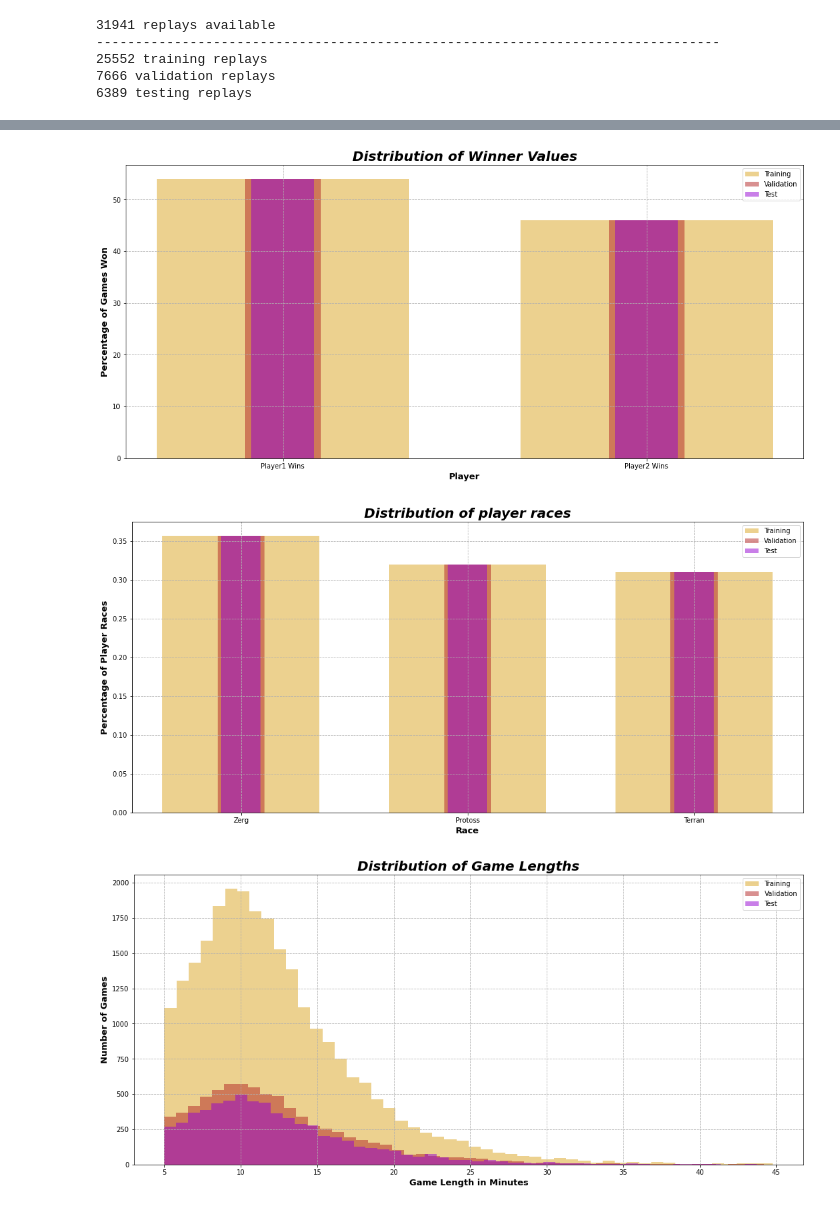
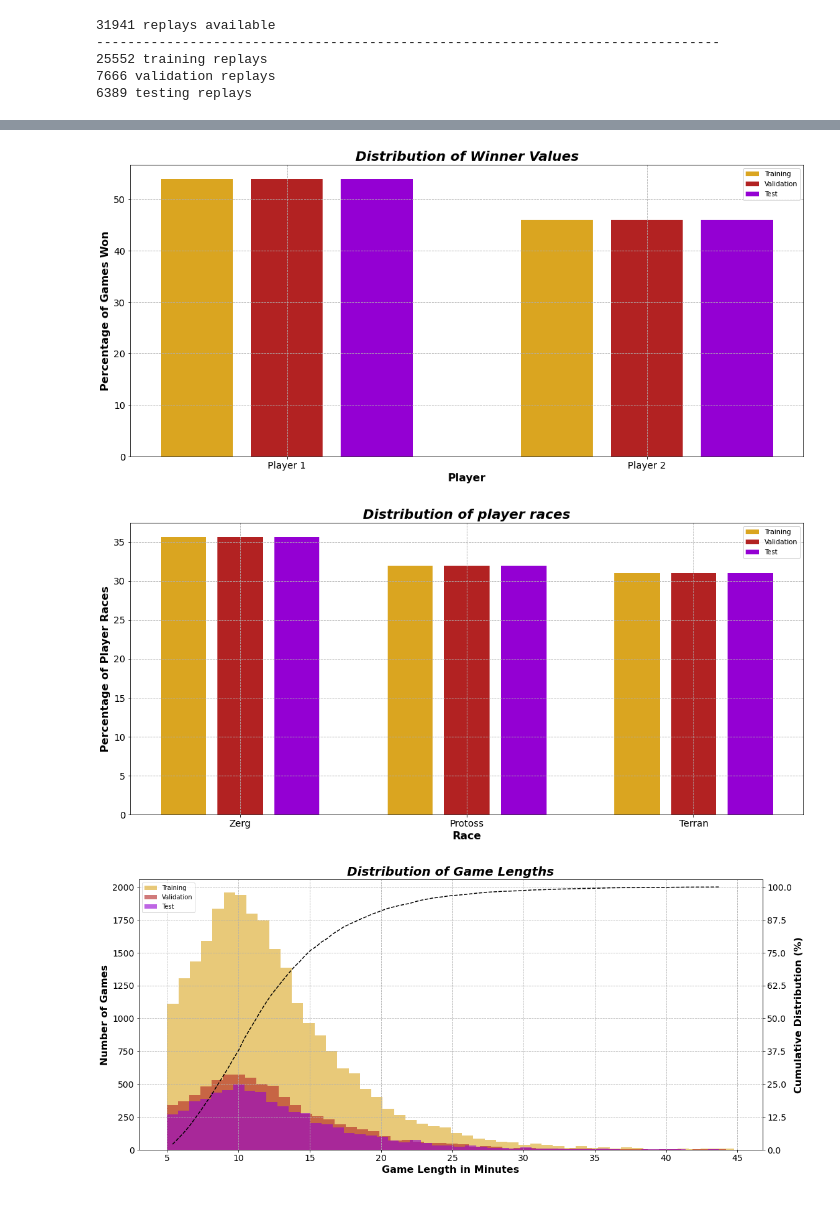
Before and after one commit to jared-a-lloyd/sc2-modeling, a Jupyter notebook: Notebook 3 - Event Data Analysis and Modeling.ipynb, the cells around one changed output, grey strips where cells are left out. Cells and saved outputs as stored; diff of their text form; code cells hidden in the pictures.

```diff
--- a/Notebook 3 - Event Data Analysis and Modeling.ipynb
+++ b/Notebook 3 - Event Data Analysis and Modeling.ipynb
@@ -1180,7 +1287,7 @@ The shape of validation_df is (1142815, 525)
 The shape of test_df is (955057, 500)
 # %%
 # plot the distribution of winner values for the three data sets
-plt.figure()
+fig, ax = plt.subplots()
 
 # set up lables for the graph
 labels = ['Training', 'Validation', 'Test']
@@ -1191,6 +1298,9 @@ list_of_filehash_lists = [
     validation_filehash_list,
     test_filehash_list
 ]
+
+# for offsetting the x-axis ticks
+width = 0.25
 
 for i, filehashes in enumerate(list_of_filehash_lists):
     # create a mask for the filehashes
@@ -1206,24 +1316,26 @@ for i, filehashes in enumerate(list_of_filehash_lists):
     # plot the distribution of the training data
     # make the bar width proportional to the number of filehashes
     plt.bar(
-        ['Player1 Wins', 'Player2 Wins'],
+        winners.index - width + (i*width),
         height=winners,
         color=list(COLOR_DICT.values())[i],
-        alpha=0.5,
         label=labels[i],
-        width=len(filehashes)/spawningtool_df.shape[0]
+        width=width - 0.05
     )
 
+ax.set_xticks(winners.index, ['Player 1', 'Player 2'])
 plt.legend()
 plt.title('Distribution of Winner Values', style='italic')
 plt.xlabel('Player')
 plt.ylabel('Percentage of Games Won')
 plt.show()
 # %% [output]
-[figure, old version]
+[figure, new version]
 # %%
 # plot the distribution of races for each dataset
-plt.figure()
+fig, ax = plt.subplots()
+
+x = np.arange(3)
 
 for i, filehashes in enumerate(list_of_filehash_lists):
     # create a mask for the filehashes
@@ -1241,48 +1353,83 @@ for i, filehashes in enumerate(list_of_filehash_lists):
 
     # plot as a bar
     plt.bar(
-        race_counts.index.values,
-        height=race_counts.values,
-        width=len(filehashes)/spawningtool_df.shape[0],
+        x - width + i*width,
+        height=race_counts.values*100,
+        width=width - 0.05,
         color=list(COLOR_DICT.values())[i],
-        label=labels[i],
-        alpha=0.5
+        label=labels[i]
     )
 
+ax.set_xticks(x, race_counts.index.values)
 plt.legend()
 plt.title('Distribution of player races', style='italic')
 plt.xlabel('Race')
 plt.ylabel('Percentage of Player Races')
 plt.show()
 # %% [output]
-[figure, old version]
+[figure, new version]
 # %%
 # plot game length
-plt.figure()
+fig, ax = plt.subplots(1,1)
 
 for i, filehashes in enumerate(list_of_filehash_lists):
     # create a mask for the filehashes
     mask = spawningtool_df['filehash'].isin(filehashes)
 
     # get the game length values
     game_lengths = spawningtool_df.loc[
         mask, 'game_length'
     ]/60
 
     # plot the distribution of game lengths
-    plt.hist(
+    ax.hist(
         game_lengths,
         bins=50,
         color=list(COLOR_DICT.values())[i],
         label=labels[i],
-        alpha=0.5,
+        alpha=0.6,
         density=False
     )
 
-plt.legend()
+ax.set_xlabel('Game Length in Minutes')
+ax.set_ylabel('Number of Games')
+
+# plot a line of cumulative distribution
+# get twinx
+ax2 = ax.twinx()
+
+# get the cumulative distribution
+count, bins_count = np.histogram(game_lengths, bins=100)
+
+# calculate the probability distribution function
+pdf = count / sum(count)
+
+# calculate the cumulative distribution function
+cdf = np.cumsum(pdf)*100
+
+ax2.plot(
+    bins_count[1:],
+    cdf,
+    color='black',
+    linestyle='--',
+    label='Cumulative Distribution'
+)
+
+ax2.set_ylabel('Cumulative Distribution (%)')
+ax2.grid(False)
+
+# get max value of ax.y
+y_max = ax.get_ylim()[1]
+# calculate ax2 ylim
+y_max_2 = y_max/2000 * 100
+y_min_2 = 0
+ax2.set_ylim(y_min_2, y_max_2)
+
+# scale ax2 ticks to ax.y
+ax2.set_yticks(np.linspace(0, 100, 9))
+
+ax.legend(loc=2)
 plt.title('Distribution of Game Lengths', style='italic')
-plt.xlabel('Game Length in Minutes')
-plt.ylabel('Number of Games')
 plt.show()
 # %% [output]
-[figure, old version]
+[figure, new version]
```
Also changed, not shown: parts of 26 cells of this notebook.
